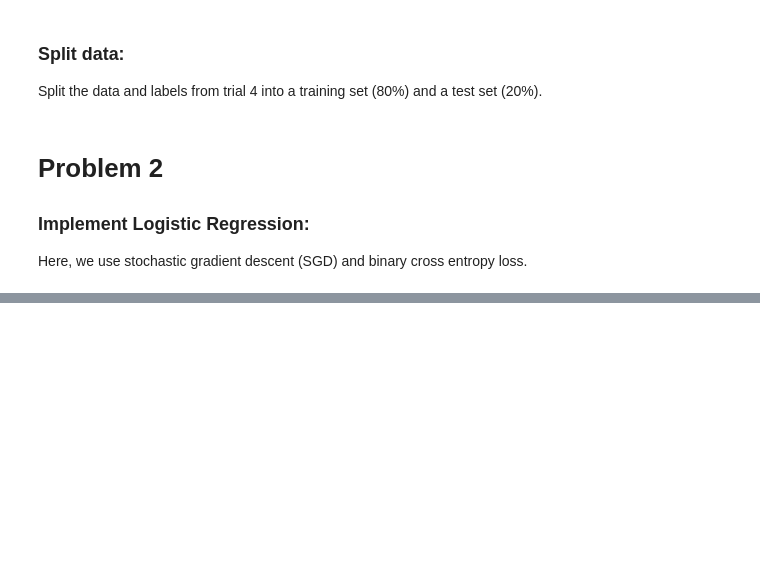
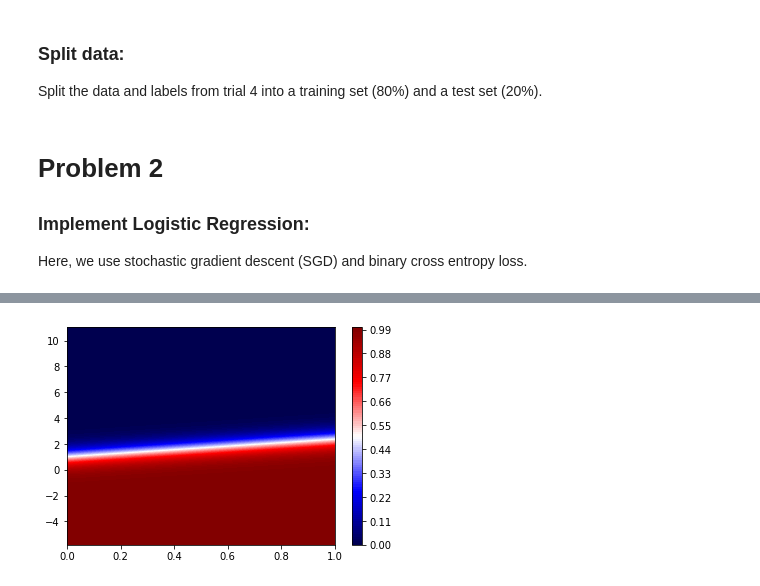
Before and after one commit to ayberkcorp/cap4630-artificial_intelligence, a Jupyter notebook: HW_3/Homework3.ipynb, the cells around one changed output, grey strips where cells are left out. Cells and saved outputs as stored; diff of their text form; code cells hidden in the pictures; blank space fills up the shorter version.

```diff
--- a/HW_3/Homework3.ipynb
+++ b/HW_3/Homework3.ipynb
@@ -120,0 +143,22 @@ $w_1 x_1 + w_2 x_2 = b_{model} = 0 \implies x_2 = -\left(\frac{w_1}{w_2} \right)
+# %%
+# Heatmap of model's output
+
+def sigma(z):
+  return 1 / (1 + np.exp(-z))
+
+def f(x, y):
+  return sigma(weights[0][0] * x + weights[0][1] * y + weights[1])
+
+x_min, x_max = 0, 1
+y_min, y_max = min(data[:, 1]), max(data[:, 1])
+
+x = np.linspace(x_min, x_max, 100)
+y = np.linspace(y_min, y_max, 100)
+
+X, Y = np.meshgrid(x, y)
+Z = f(X, Y)
+
+plt.contourf(X, Y, Z, 100, cmap='seismic')
+plt.colorbar();
+# %% [output]
+[figure, added]
```
Also changed, not shown: parts of 11 cells of this notebook.
